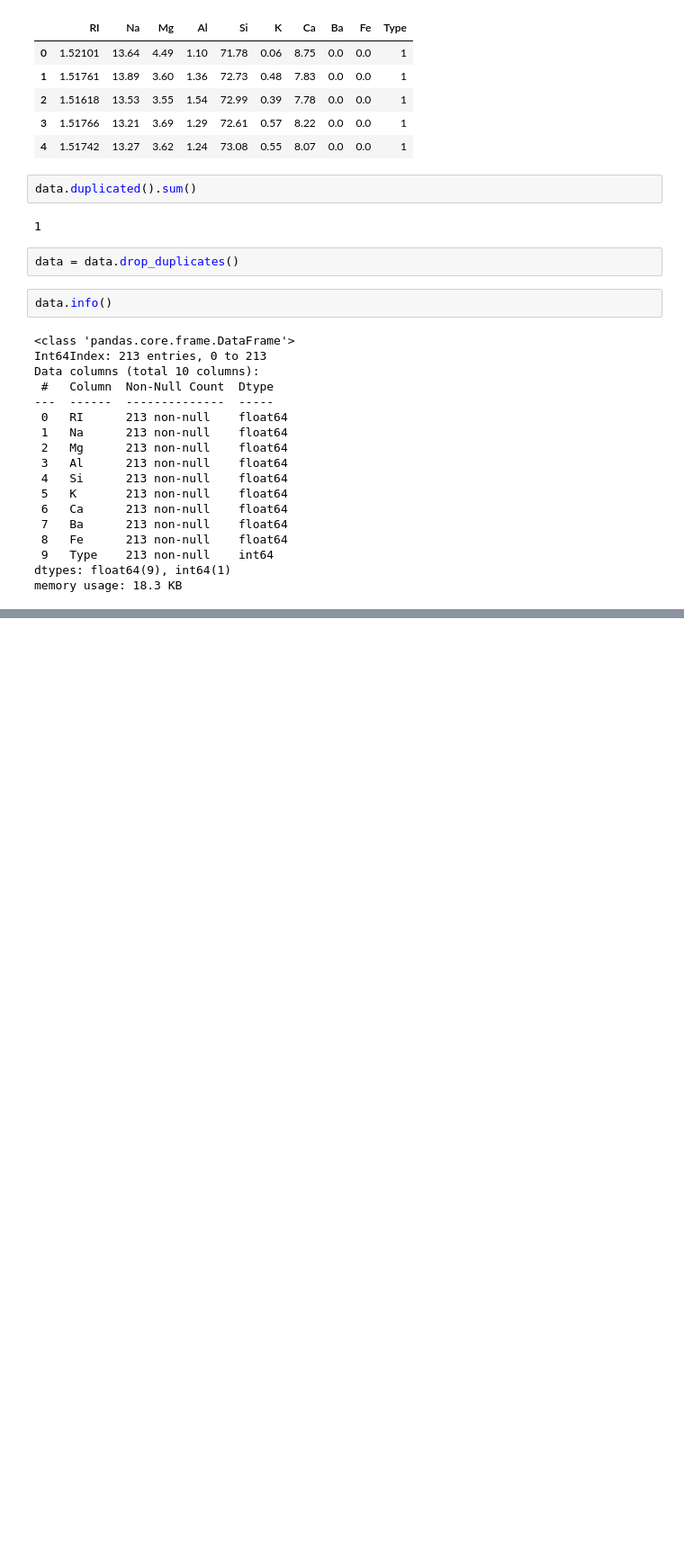
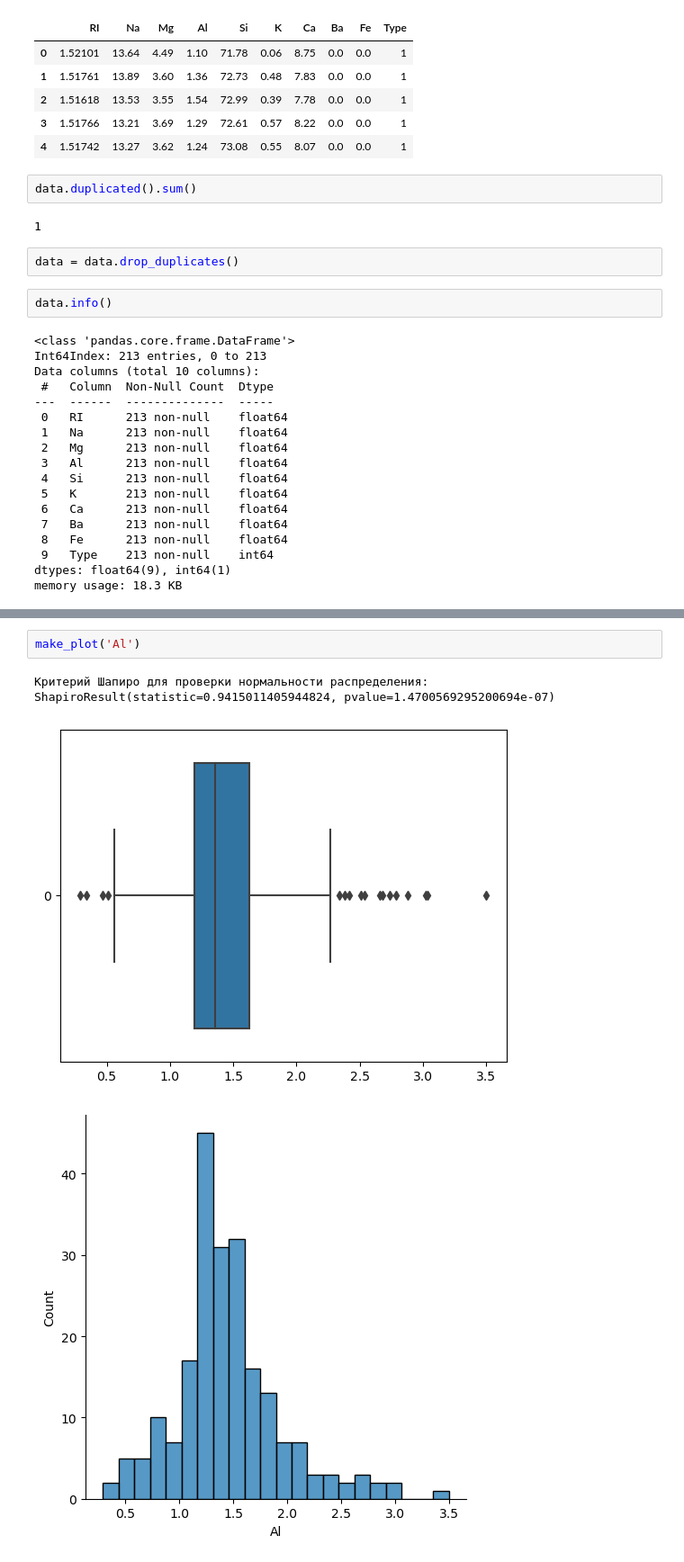
Before and after one commit to msavilov/Feature_Engineering_ML, a Jupyter notebook: 7_Work_with_outliers/work_with_outliers.ipynb, the cells around one changed output, grey strips where cells are left out. Shown at 90% size. Saved outputs shown, nothing was run; the diff lists cells and outputs as text; blank space fills up the shorter version.

```diff
--- a/7_Work_with_outliers/work_with_outliers.ipynb
+++ b/7_Work_with_outliers/work_with_outliers.ipynb
@@ -70,0 +148,6 @@ memory usage: 18.3 KB
+# %%
+make_plot('Al')
+# %% [output]
+Критерий Шапиро для проверки нормальности распределения: ShapiroResult(statistic=0.9415011405944824, pvalue=1.4700569295200694e-07)
+[figure, added]
+[figure, added]
```
Also changed, not shown: parts of 44 cells of this notebook.
